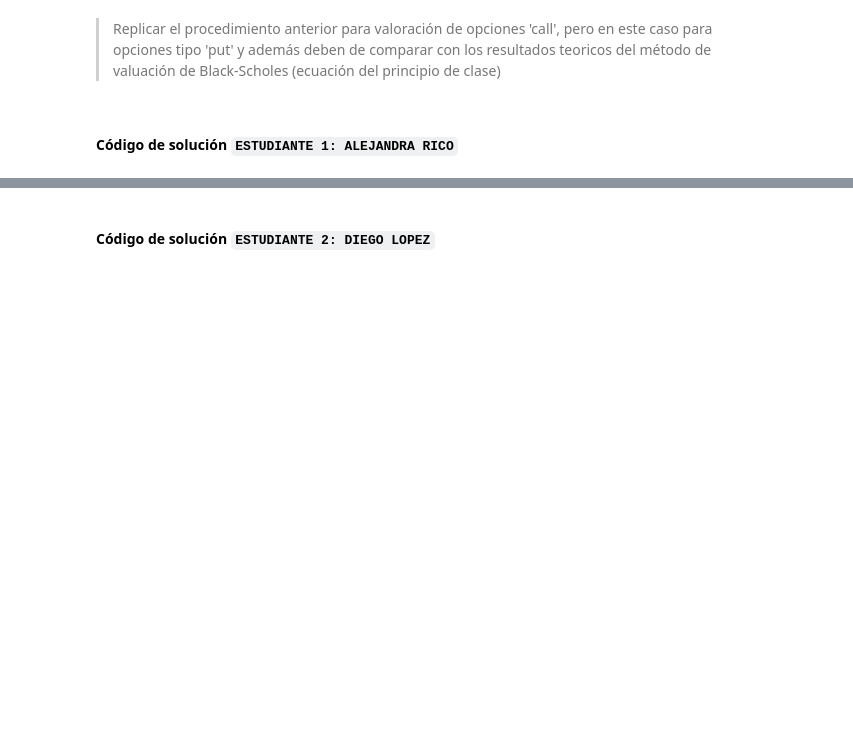
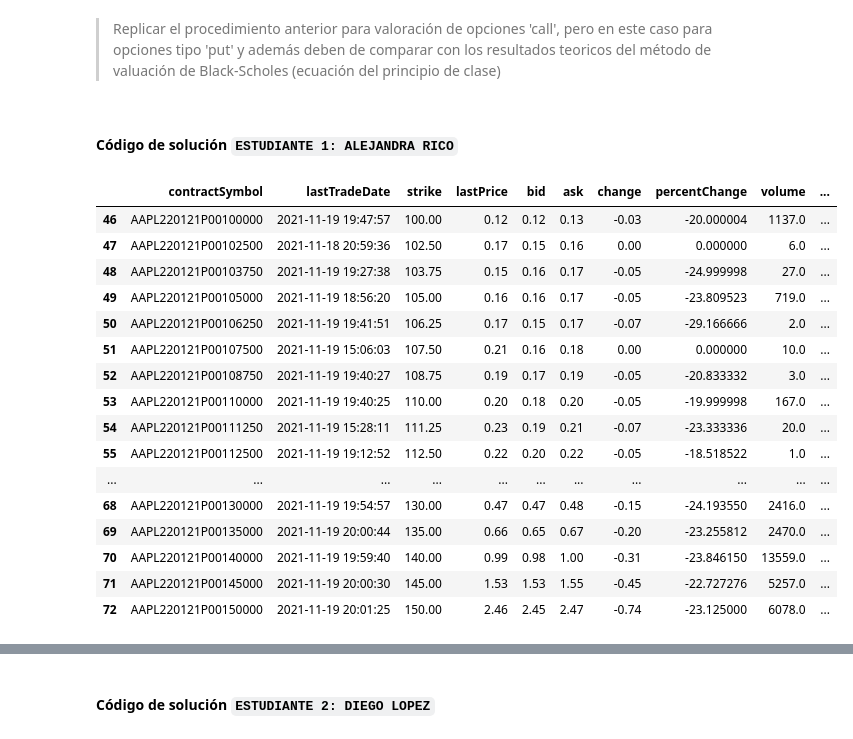
Before and after one commit to alerrico/Tarea8_ARico_DALopez, a Jupyter notebook: Tarea8_ARico_DALopez.ipynb, the cells around one changed output, grey strips where cells are left out. Saved outputs shown, nothing was run; the diff lists cells and outputs as text; code cells hidden in the pictures; blank space fills up the shorter version.

```diff
--- a/Tarea8_ARico_DALopez.ipynb
+++ b/Tarea8_ARico_DALopez.ipynb
@@ -37,3 +169,29 @@ pd.set_option('precision', 3)
 > Replicar el procedimiento anterior para valoración de opciones 'call', pero en este caso para opciones tipo 'put' y además deben de comparar con los resultados teoricos del método de valuación de Black-Scholes (ecuación del principio de clase)
 # %% [markdown]
 #### Código de solución `ESTUDIANTE 1: ALEJANDRA RICO`
+# %%
+# Descarga de información de opciones financieras
+ticker = "AAPL"
+fechaExpiracion = "2022-01-21"
+
+calls , puts = options_yf(ticker)
+puts = puts[fechaExpiracion][(puts[fechaExpiracion]["strike"] >= 100) & (puts[fechaExpiracion]["strike"] <= 150)]
+puts
+# %% [output]
+|  | contractSymbol | lastTradeDate | strike | lastPrice | bid | ask | change | percentChange | volume | ... |
+| 46 | AAPL220121P00100000 | 2021-11-19 19:47:57 | 100.00 | 0.12 | 0.12 | 0.13 | -0.03 | -20.000004 | 1137.0 | ... |
+| 47 | AAPL220121P00102500 | 2021-11-18 20:59:36 | 102.50 | 0.17 | 0.15 | 0.16 | 0.00 | 0.000000 | 6.0 | ... |
+| 48 | AAPL220121P00103750 | 2021-11-19 19:27:38 | 103.75 | 0.15 | 0.16 | 0.17 | -0.05 | -24.999998 | 27.0 | ... |
+| 49 | AAPL220121P00105000 | 2021-11-19 18:56:20 | 105.00 | 0.16 | 0.16 | 0.17 | -0.05 | -23.809523 | 719.0 | ... |
+| 50 | AAPL220121P00106250 | 2021-11-19 19:41:51 | 106.25 | 0.17 | 0.15 | 0.17 | -0.07 | -29.166666 | 2.0 | ... |
+| 51 | AAPL220121P00107500 | 2021-11-19 15:06:03 | 107.50 | 0.21 | 0.16 | 0.18 | 0.00 | 0.000000 | 10.0 | ... |
+| 52 | AAPL220121P00108750 | 2021-11-19 19:40:27 | 108.75 | 0.19 | 0.17 | 0.19 | -0.05 | -20.833332 | 3.0 | ... |
+| 53 | AAPL220121P00110000 | 2021-11-19 19:40:25 | 110.00 | 0.20 | 0.18 | 0.20 | -0.05 | -19.999998 | 167.0 | ... |
+| 54 | AAPL220121P00111250 | 2021-11-19 15:28:11 | 111.25 | 0.23 | 0.19 | 0.21 | -0.07 | -23.333336 | 20.0 | ... |
+| 55 | AAPL220121P00112500 | 2021-11-19 19:12:52 | 112.50 | 0.22 | 0.20 | 0.22 | -0.05 | -18.518522 | 1.0 | ... |
+| ... | ... | ... | ... | ... | ... | ... | ... | ... | ... | ... |
+| 68 | AAPL220121P00130000 | 2021-11-19 19:54:57 | 130.00 | 0.47 | 0.47 | 0.48 | -0.15 | -24.193550 | 2416.0 | ... |
+| 69 | AAPL220121P00135000 | 2021-11-19 20:00:44 | 135.00 | 0.66 | 0.65 | 0.67 | -0.20 | -23.255812 | 2470.0 | ... |
+| 70 | AAPL220121P00140000 | 2021-11-19 19:59:40 | 140.00 | 0.99 | 0.98 | 1.00 | -0.31 | -23.846150 | 13559.0 | ... |
+| 71 | AAPL220121P00145000 | 2021-11-19 20:00:30 | 145.00 | 1.53 | 1.53 | 1.55 | -0.45 | -22.727276 | 5257.0 | ... |
+| 72 | AAPL220121P00150000 | 2021-11-19 20:01:25 | 150.00 | 2.46 | 2.45 | 2.47 | -0.74 | -23.125000 | 6078.0 | ... |
```
Also changed, not shown: parts of 14 cells of this notebook.
